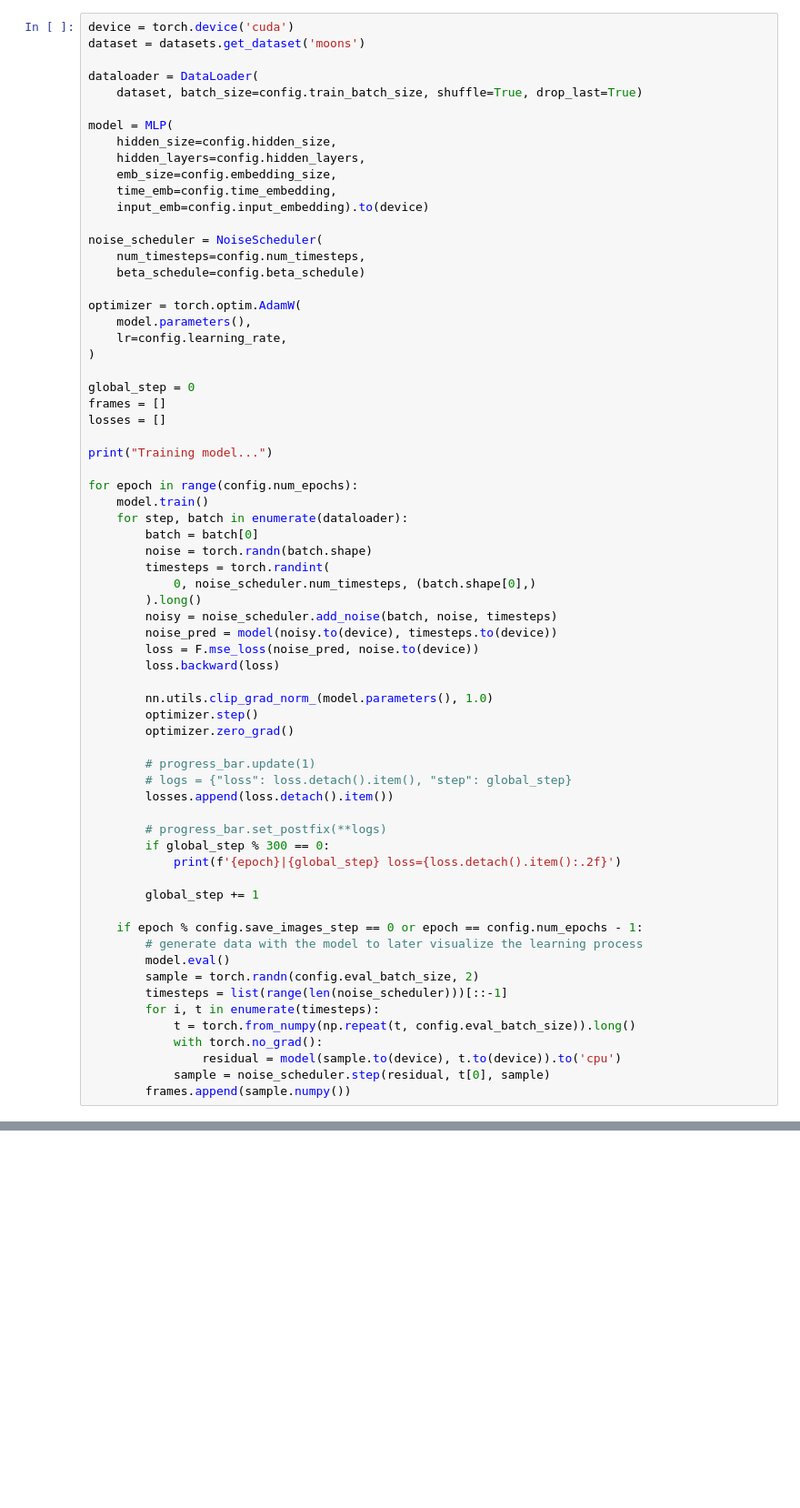
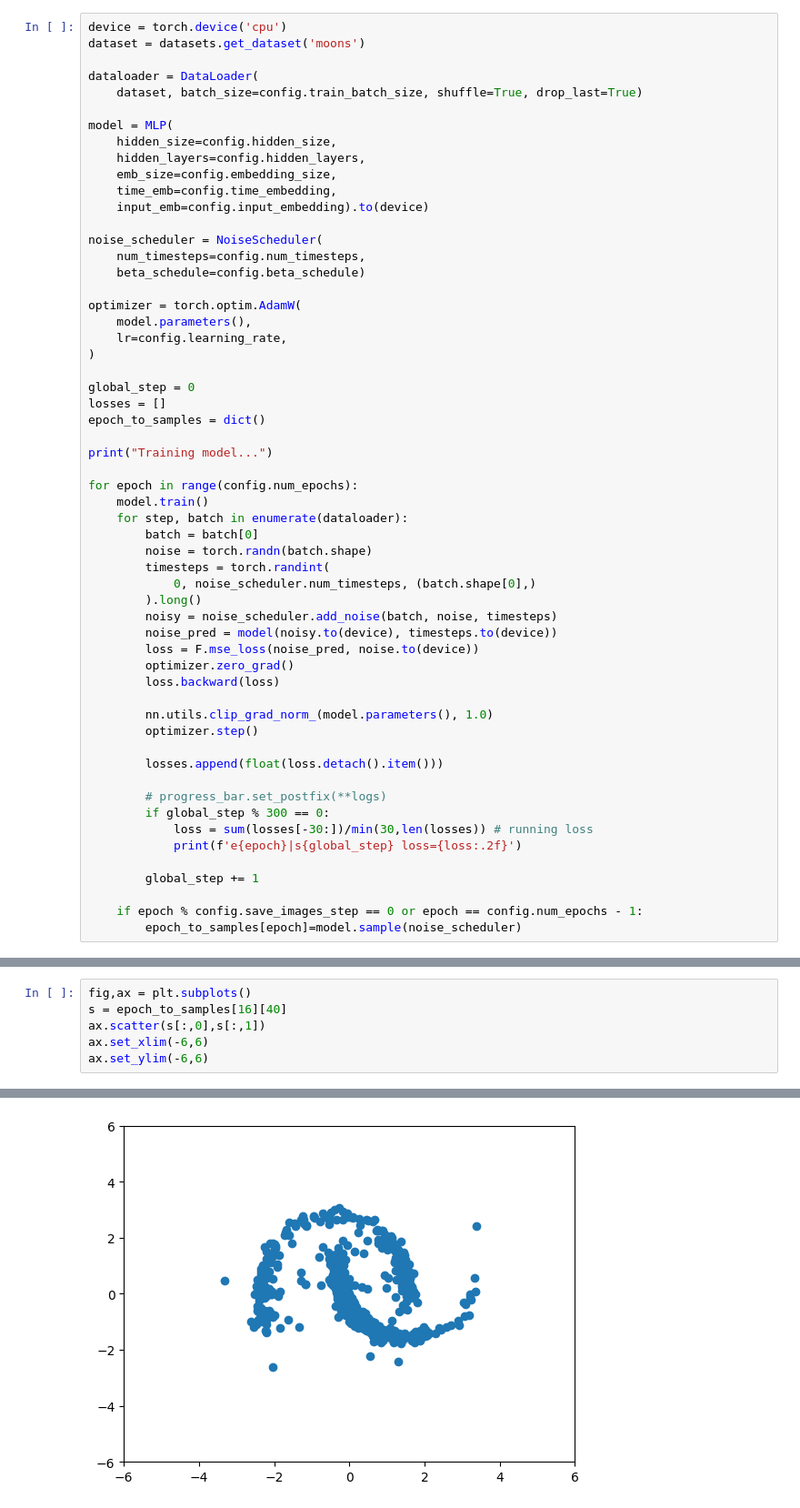
Before and after one commit to egafni/Diffusion, a Jupyter notebook: notebooks/dev.ipynb, the cells around one changed output, grey strips where cells are left out. Shown: that part at 91% size. Saved outputs shown, nothing was run; the diff lists cells and outputs as text; blank space fills up the shorter version.

```diff
--- a/notebooks/dev.ipynb
+++ b/notebooks/dev.ipynb
@@ -48,5 +44,5 @@ The autoreload extension is already loaded. To reload it, use:
 # %%
-device = torch.device('cuda')
+device = torch.device('cpu')
 dataset = datasets.get_dataset('moons')
 
 dataloader = DataLoader(
@@ -69,8 +65,8 @@ optimizer = torch.optim.AdamW(
 )
 
 global_step = 0
-frames = []
 losses = []
+epoch_to_samples = dict()
 
 print("Training model...")
 
@@ -85,31 +81,21 @@ for epoch in range(config.num_epochs):
         noisy = noise_scheduler.add_noise(batch, noise, timesteps)
         noise_pred = model(noisy.to(device), timesteps.to(device))
         loss = F.mse_loss(noise_pred, noise.to(device))
+        optimizer.zero_grad()
         loss.backward(loss)
 
         nn.utils.clip_grad_norm_(model.parameters(), 1.0)
         optimizer.step()
-        optimizer.zero_grad()
 
-        # progress_bar.update(1)
-        # logs = {"loss": loss.detach().item(), "step": global_step}
-        losses.append(loss.detach().item())
+        losses.append(float(loss.detach().item()))
 
         # progress_bar.set_postfix(**logs)
         if global_step % 300 == 0:
-            print(f'{epoch}|{global_step} loss={loss.detach().item():.2f}')
+            loss = sum(losses[-30:])/min(30,len(losses)) # running loss
+            print(f'e{epoch}|s{global_step} loss={loss:.2f}')
 
         global_step += 1
 
     if epoch % config.save_images_step == 0 or epoch == config.num_epochs - 1:
-        # generate data with the model to later visualize the learning process
-        model.eval()
-        sample = torch.randn(config.eval_batch_size, 2)
-        timesteps = list(range(len(noise_scheduler)))[::-1]
-        for i, t in enumerate(timesteps):
-            t = torch.from_numpy(np.repeat(t, config.eval_batch_size)).long()
-            with torch.no_grad():
-                residual = model(sample.to(device), t.to(device)).to('cpu')
-            sample = noise_scheduler.step(residual, t[0], sample)
-        frames.append(sample.numpy())
+        epoch_to_samples[epoch]=model.sample(noise_scheduler)
 # %% [output]
@@ -116,0 +110,7 @@ AssertionError: Torch not compiled with CUDA enabled
+# %%
+fig,ax = plt.subplots()
+s = epoch_to_samples[16][40]
+ax.scatter(s[:,0],s[:,1])
+ax.set_xlim(-6,6)
+ax.set_ylim(-6,6)
+# %% [output]
@@ -117 +118,2 @@ AssertionError: Torch not compiled with CUDA enabled
+[figure, added]
 # %%
```
Also changed, not shown: parts of 14 cells of this notebook, 16 other files.
